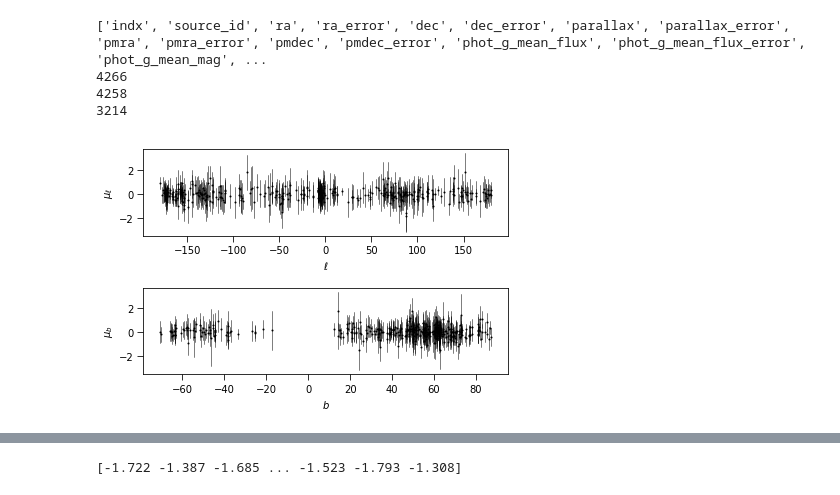
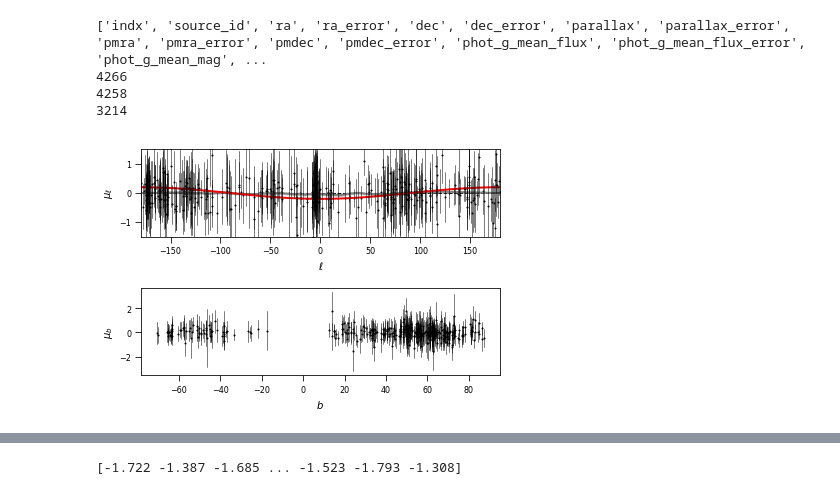
Before and after one commit to michael-petersen/ReflexMotion, a Jupyter notebook: QSO-Background.ipynb, the cells around one changed output, grey strips where cells are left out. Cells and saved outputs as stored; diff of their text form; code cells hidden in the pictures.

Commit message:
update figures

```diff
--- a/QSO-Background.ipynb
+++ b/QSO-Background.ipynb
@@ -346,30 +346,40 @@ for u in unis:
 # %%
 
 fig = plt.figure(figsize=(6,4))
 
 ax1 = fig.add_subplot(211)
 ax2 = fig.add_subplot(212)
 
 
 ax1.scatter((180./np.pi)*arrx,arrx2,color='black',s=1.)
 ax2.scatter((180./np.pi)*arry,arry2,color='black',s=1.)
 
+
+ax1.fill_between((180./np.pi)*meanpos[::1],meanvals[::1]-meanvalsd[::1],meanvals[::1]+meanvalsd[::1],color='grey',alpha=0.5,linewidth=0.0)
+ax1.plot((180./np.pi)*meanpos[::1],meanvals[::1],color='grey')
+
+
+ltest = np.linspace(-np.pi,np.pi,200)
+ax1.plot((180./np.pi)*ltest,-0.2*np.cos(ltest),color='red')
+ax1.plot((180./np.pi)*ltest,0.0*np.cos(ltest),color='black',lw=1.,linestyle='dashed',zorder=-10)
+
+
 for indx in range(0,arrx2.size):
     ax1.plot([(180./np.pi)*arrx[indx],(180./np.pi)*arrx[indx]],\
              [arrx2[indx]-arrx3[indx],arrx2[indx]+arrx3[indx]],color='black',lw=0.5)
     ax2.plot([(180./np.pi)*arry[indx],(180./np.pi)*arry[indx]],\
              [arry2[indx]-arry3[indx],arry2[indx]+arry3[indx]],color='black',lw=0.5)
 
 
 
-
+ax1.axis([-180.,180.,-1.5,1.5])
 ax1.set_xlabel('$\ell$',size=10)
 ax2.set_xlabel('$b$',size=10)
 
 ax1.set_ylabel('$\mu_\ell$',size=10)
 ax2.set_ylabel('$\mu_b$',size=10)
 
 fig.tight_layout()
 plt.savefig('figures/quasar_position_bias.png',dpi=300)
 # %% [output]
-[figure, old version]
+[figure, new version]
```
Also changed, not shown: parts of 11 cells of this notebook, 14 other files.
